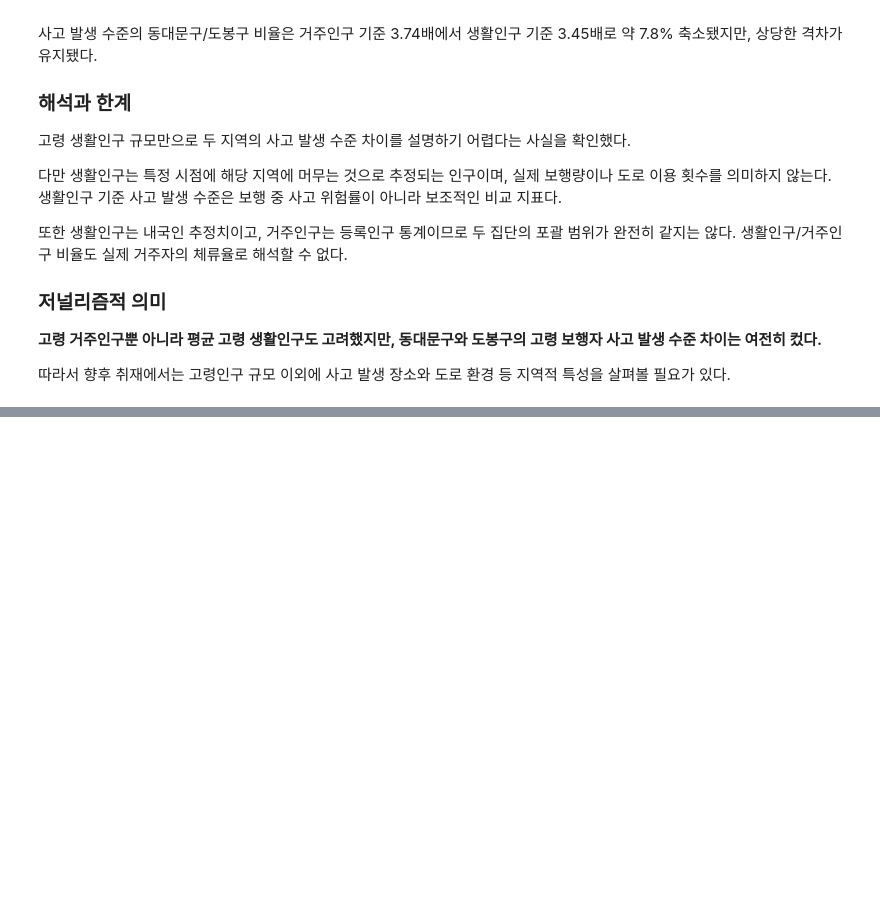
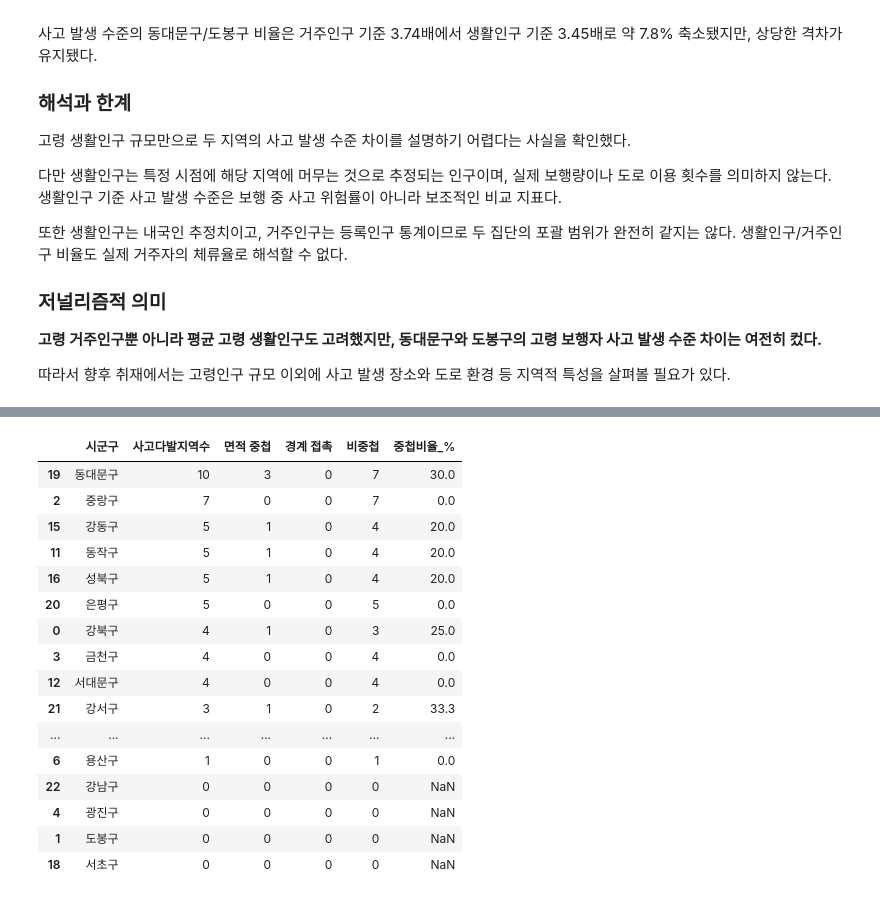
Before and after one commit to csy04x2/elder_accident, a Jupyter notebook: analysis.ipynb, the cells around one changed output, grey strips where cells are left out. Drawn from its saved outputs; the diff is of its cells as text; code cells hidden in the pictures; blank space fills up the shorter version.

Commit message:
Compare elderly accident hotspots and protection zones across Seoul

```diff
--- a/analysis.ipynb
+++ b/analysis.ipynb
@@ -1964,0 +2395,62 @@ for code, district in target_codes.items():
+# %%
+
+# 자치구별 공간 관계 건수 집계
+district_overlap = pd.crosstab(
+    seoul_overlap_df['시군구'],
+    seoul_overlap_df['공간관계']
+)
+
+# 세 분류가 모두 표시되도록 정리
+district_overlap = district_overlap.reindex(
+    columns=['면적 중첩', '경계 접촉', '비중첩'],
+    fill_value=0
+)
+
+# 사고다발지역이 0곳인 자치구도 포함
+district_overlap = (
+    spot_counts[['시군구', '사고다발지역수']]
+    .merge(
+        district_overlap,
+        left_on='시군구',
+        right_index=True,
+        how='left'
+    )
+    .fillna(0)
+)
+
+# 건수는 정수로 표시
+for col in ['면적 중첩', '경계 접촉', '비중첩']:
+    district_overlap[col] = district_overlap[col].astype(int)
+
+# 사고다발지역이 0곳이면 중첩 비율은 계산하지 않음
+district_overlap['중첩비율_%'] = (
+    district_overlap['면적 중첩']
+    / district_overlap['사고다발지역수'].replace(0, float('nan'))
+    * 100
+).round(1)
+
+# 사고다발지역 많은 순서로 정렬
+district_overlap = district_overlap.sort_values(
+    '사고다발지역수',
+    ascending=False
+)
+
+display(district_overlap)
+# %% [output]
+|  | 시군구 | 사고다발지역수 | 면적 중첩 | 경계 접촉 | 비중첩 | 중첩비율_% |
+| 19 | 동대문구 | 10 | 3 | 0 | 7 | 30.0 |
+| 2 | 중랑구 | 7 | 0 | 0 | 7 | 0.0 |
+| 15 | 강동구 | 5 | 1 | 0 | 4 | 20.0 |
+| 11 | 동작구 | 5 | 1 | 0 | 4 | 20.0 |
+| 16 | 성북구 | 5 | 1 | 0 | 4 | 20.0 |
+| 20 | 은평구 | 5 | 0 | 0 | 5 | 0.0 |
+| 0 | 강북구 | 4 | 1 | 0 | 3 | 25.0 |
+| 3 | 금천구 | 4 | 0 | 0 | 4 | 0.0 |
+| 12 | 서대문구 | 4 | 0 | 0 | 4 | 0.0 |
+| 21 | 강서구 | 3 | 1 | 0 | 2 | 33.3 |
+| ... | ... | ... | ... | ... | ... | ... |
+| 6 | 용산구 | 1 | 0 | 0 | 1 | 0.0 |
+| 22 | 강남구 | 0 | 0 | 0 | 0 | NaN |
+| 4 | 광진구 | 0 | 0 | 0 | 0 | NaN |
+| 1 | 도봉구 | 0 | 0 | 0 | 0 | NaN |
+| 18 | 서초구 | 0 | 0 | 0 | 0 | NaN |
```
Also changed, not shown: parts of 9 cells of this notebook.
